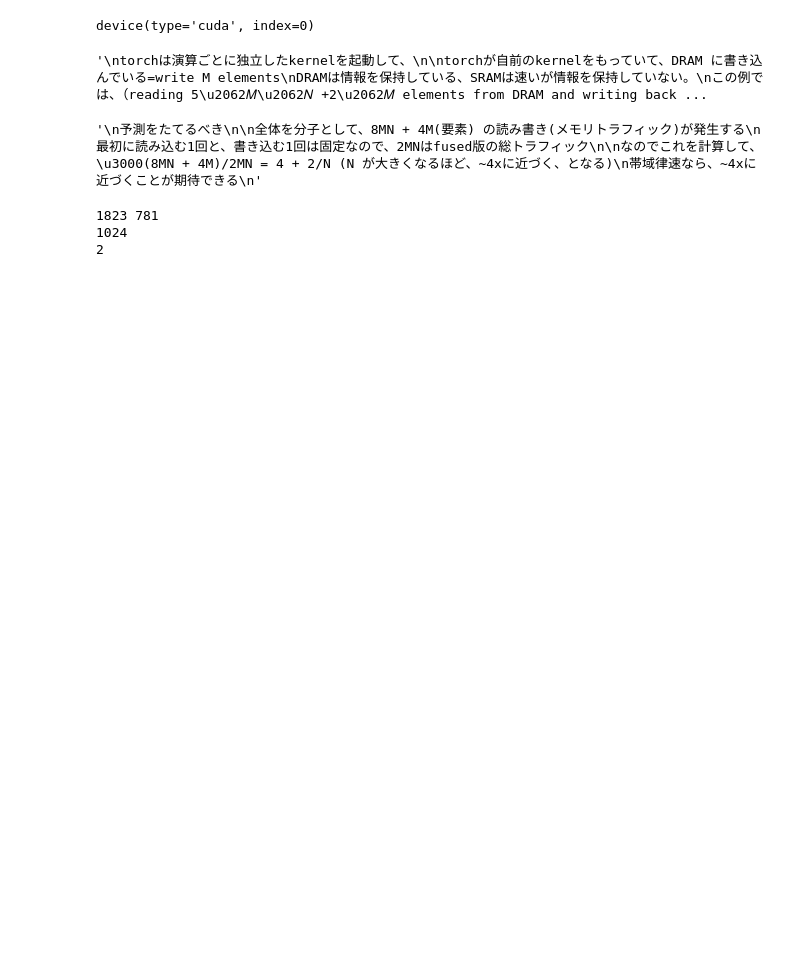
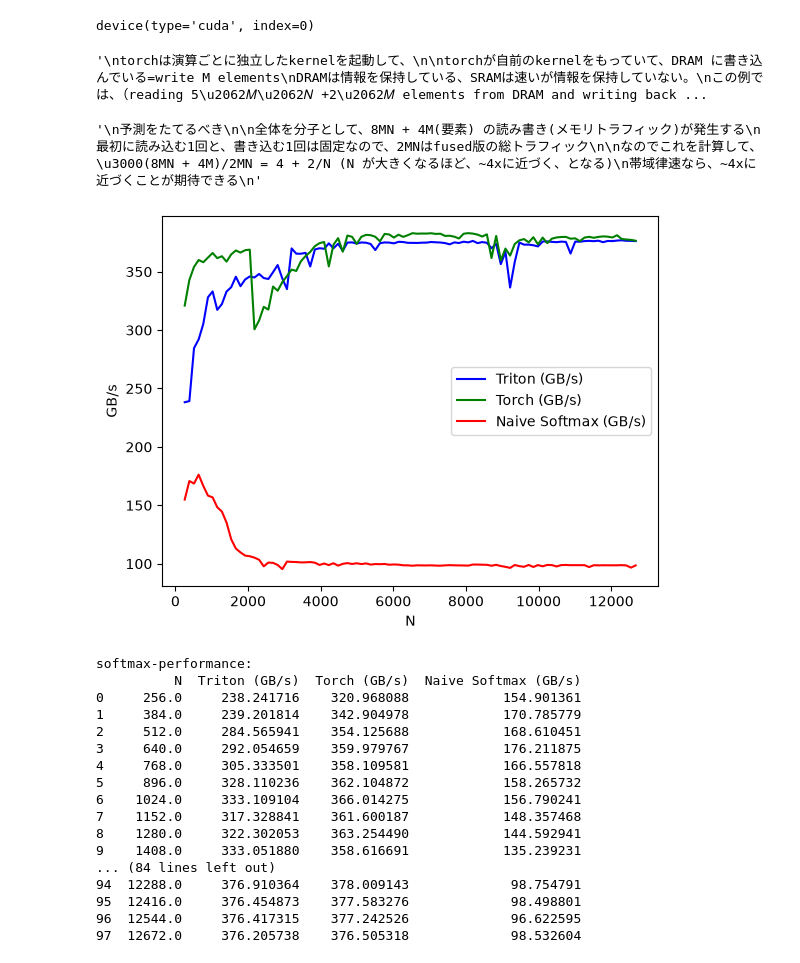
Before and after one commit to u-na-gi/try-gpu-rel, a Jupyter notebook: triton-tutorials/fused-softmax/fused_softmax.ipynb, the cells around one changed output. Cells and saved outputs as stored; diff of their text form; code cells hidden in the pictures; blank space fills up the shorter version.

```diff
--- a/triton-tutorials/fused-softmax/fused_softmax.ipynb
+++ b/triton-tutorials/fused-softmax/fused_softmax.ipynb
@@ -130,9 +179,57 @@ def softmax(x):
 torch.manual_seed(0)
 x = torch.randn(1823, 781, device=DEVICE)
 y_triton = softmax(x)
-# y_torch = torch.softmax(x, axis=1)
-# assert torch.allclose(y_triton, y_torch), (y_triton, y_torch)
+y_torch = torch.softmax(x, axis=1)
+assert torch.allclose(y_triton, y_torch), (y_triton, y_torch)
-# %% [output]
-1823 781
-1024
-2
+# %%
+# Benchmark
+
+
+
+
+@triton.testing.perf_report(
+    triton.testing.Benchmark(
+        x_names=['N'],  # argument names to use as an x-axis for the plot
+        x_vals=[128 * i for i in range(2, 100)],  # different possible values for `x_name`
+        line_arg='provider',  # argument name whose value corresponds to a different line in the plot
+        line_vals=['triton', 'torch', 'naive_softmax'],  # possible values for `line_arg``
+        line_names=["Triton", "Torch", "Naive Softmax"],  # label name for the lines
+        styles=[('blue', '-'), ('green', '-'), ('red', '-')],  # line styles
+        ylabel="GB/s",  # label name for the y-axis
+        plot_name="softmax-performance",  # name for the plot. Used also as a file name for saving the plot.
+        args={'M': 4096},  # values for function arguments not in `x_names` and `y_name`
+    ))
+def benchmark(M,N,provider):
+    torch.cuda.empty_cache()
+    x = torch.randn(M,N, device=DEVICE, dtype=torch.float32)
+    stream = getattr(torch, DEVICE.type).Stream()
+    getattr(torch, DEVICE.type).set_stream(stream)
+    if provider == 'torch':
+        ms = triton.testing.do_bench(lambda: torch.softmax(x, axis=-1))
+    if provider == 'triton':
+        ms = triton.testing.do_bench(lambda: softmax(x))
+    if provider == 'naive_softmax':
+        ms = triton.testing.do_bench(lambda: naive_softmax(x))
+    gbps = lambda ms: 2 * x.numel() * x.element_size() * 1e-9 / (ms * 1e-3)
+    return gbps(ms)
+
+benchmark.run(show_plots=True, print_data=True)
+# %% [output]
+[figure, added]
+softmax-performance:
+          N  Triton (GB/s)  Torch (GB/s)  Naive Softmax (GB/s)
+0     256.0     238.241716    320.968088            154.901361
+1     384.0     239.201814    342.904978            170.785779
+2     512.0     284.565941    354.125688            168.610451
+3     640.0     292.054659    359.979767            176.211875
+4     768.0     305.333501    358.109581            166.557818
+5     896.0     328.110236    362.104872            158.265732
+6    1024.0     333.109104    366.014275            156.790241
+7    1152.0     317.328841    361.600187            148.357468
+8    1280.0     322.302053    363.254490            144.592941
+9    1408.0     333.051880    358.616691            135.239231
+... (84 lines left out)
+94  12288.0     376.910364    378.009143             98.754791
+95  12416.0     376.454873    377.583276             98.498801
+96  12544.0     376.417315    377.242526             96.622595
+97  12672.0     376.205738    376.505318             98.532604
```
Also changed, not shown: parts of 2 cells of this notebook, 1 other file.
